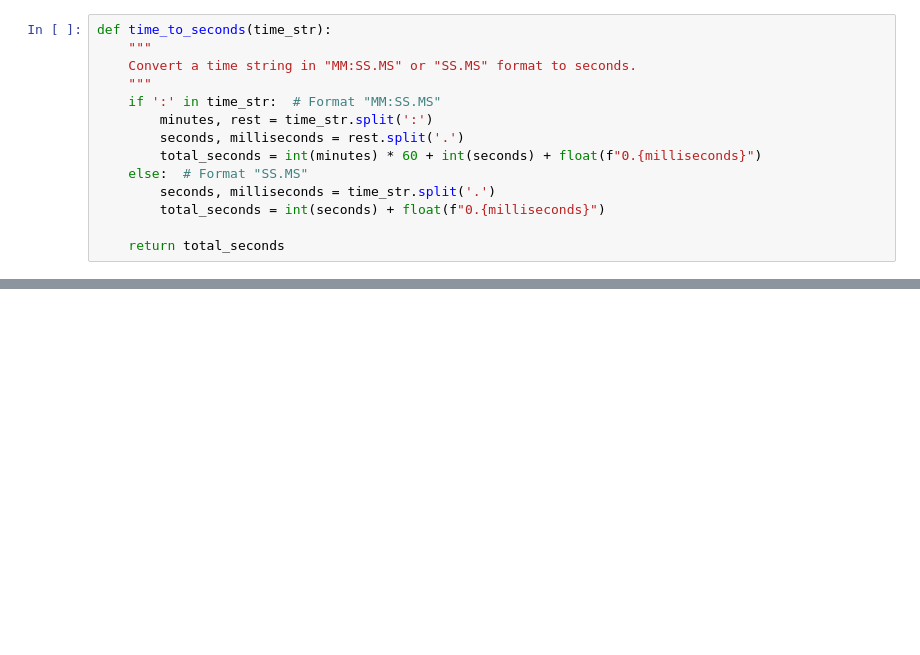
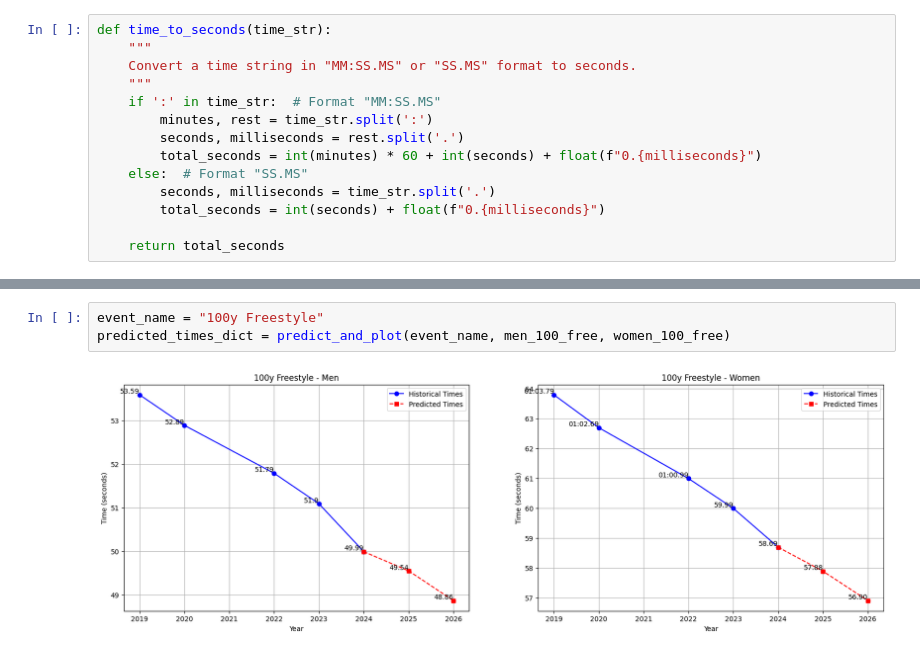
Before and after one commit to ZTW21/Prediction-Model-CCS-NQTs, a Jupyter notebook: Prediction Model CCS NQT.ipynb, the cells around one changed output, grey strips where cells are left out. Saved outputs shown, nothing was run; the diff lists cells and outputs as text; blank space fills up the shorter version.

```diff
--- a/Prediction Model CCS NQT.ipynb
+++ b/Prediction Model CCS NQT.ipynb
@@ -105,0 +118,5 @@ print(predicted_times_str)
+# %%
+event_name = "100y Freestyle"
+predicted_times_dict = predict_and_plot(event_name, men_100_free, women_100_free)
+# %% [output]
+[figure, added]
```
Also changed, not shown: parts of 19 cells of this notebook, 2 other files.
